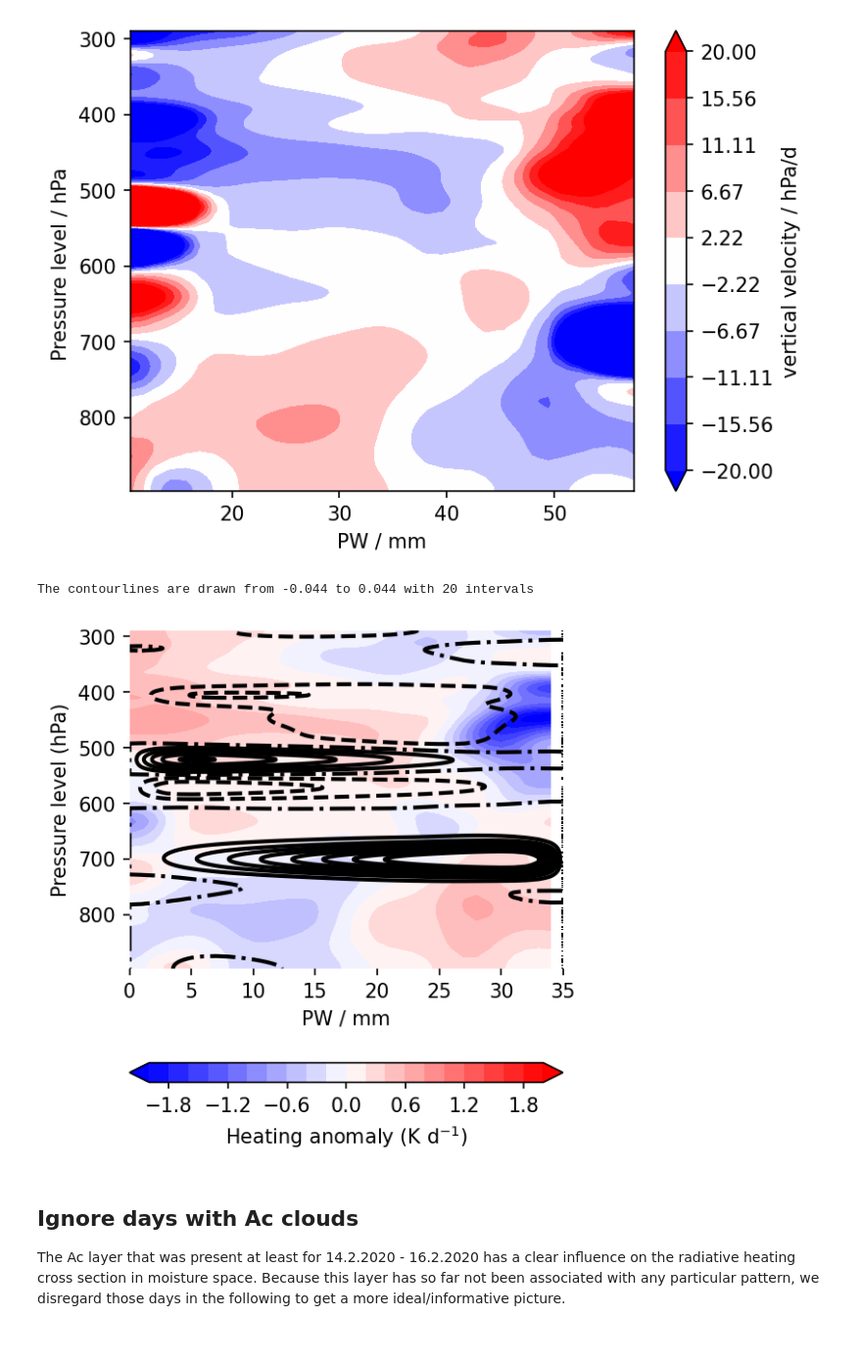
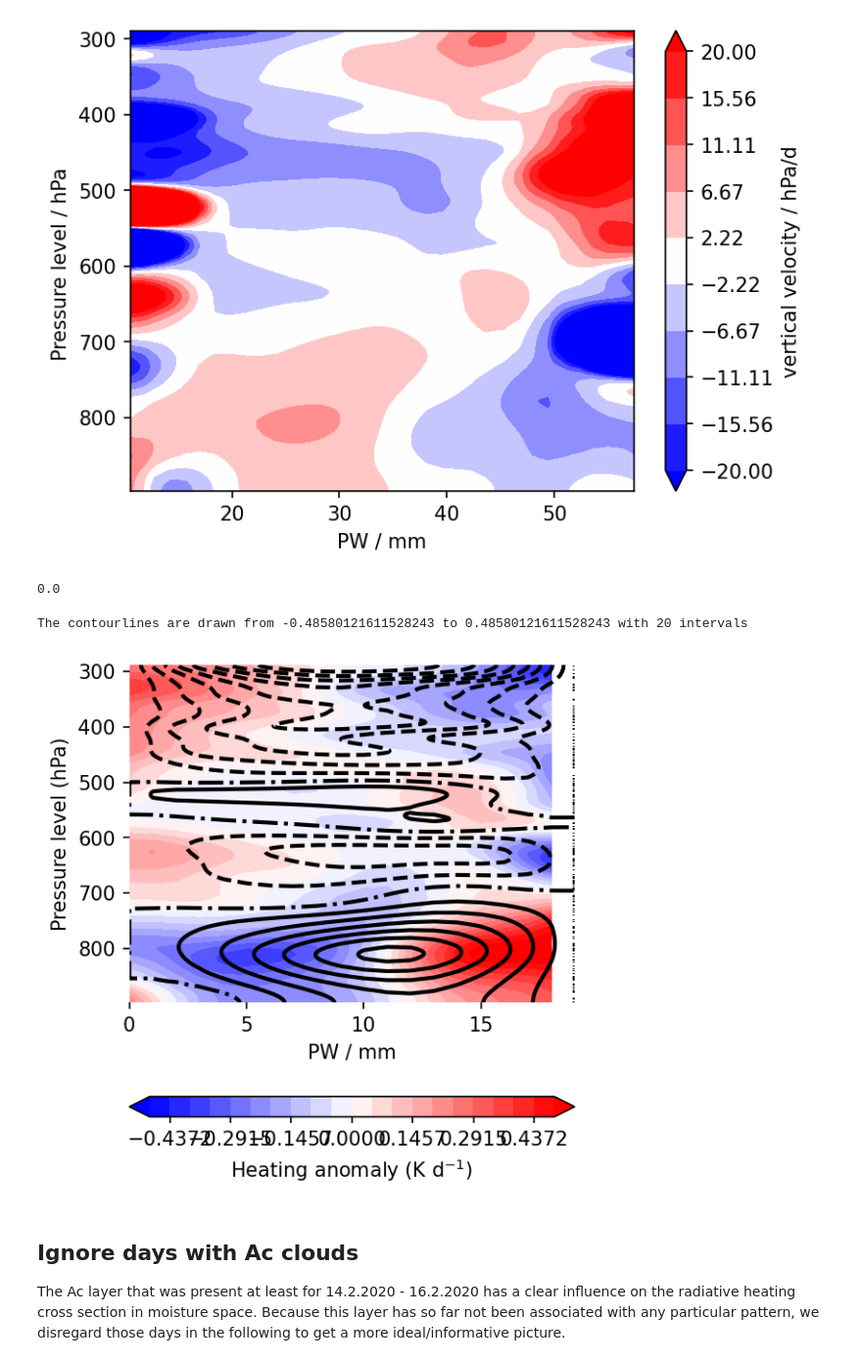
Before and after one commit to observingClouds/trade-wind-course_2021, a Jupyter notebook: PW_sorted_HeatingProfiles.ipynb, the cells around one changed output. Shown at 98% size. Cells and saved outputs as stored; diff of their text form; code cells hidden in the pictures.

Commit message:
Psi and heating rates overlay are getting reasonable (anomalies mixed up though)

```diff
--- a/PW_sorted_HeatingProfiles.ipynb
+++ b/PW_sorted_HeatingProfiles.ipynb
@@ -224,0 +237,5 @@ plt.contourf((omega_clear_smooth[:,6:25].T-np.mean(omega_clear_smooth[:,6:25],ax
+# %%
+omega_clear_smooth_anomaly_all = omega_clear_smooth.T-np.mean(omega_clear_smooth,axis=1)
+Q_anomaly_smooth_anomaly_all = Q_anomaly_smooth.T-np.mean(Q_anomaly_smooth, axis=1)  # this is incorrect, Q_anomaly must be calculated again
+omega_clear_smooth_anomaly_sel = omega_clear_smooth[:,6:25].T-np.mean(omega_clear_smooth[:,6:25],axis=1)  # excluding extreme bins with few profiles
+Q_anomaly_smooth_anomaly_sel = Q_anomaly_smooth[:,6:25].T-np.mean(Q_anomaly_smooth[:,6:25], axis=1)  # this is incorrect, Q_anomaly must be calculated again
@@ -225 +252,5 @@ plt.contourf((omega_clear_smooth[:,6:25].T-np.mean(omega_clear_smooth[:,6:25],ax
+# %%
+psi_smooth = circ.streamfunction_p(omega_clear_smooth_anomaly_sel,ds_radiation_mean.pressure.mean(dim="pw_bins"),
+#                        firstProfile=np.mean(omega_clear_smooth_anomaly,0),
+                       alpha=1./ds_radiation_mean.heating_anomaly.T.shape[1])
 # %%
@@ -238,4 +269,4 @@ plt.contourf(omega_clear_smooth_anomaly.T, levels=20, cmap="RdBu")
 # %%
-psi_smooth = circ.streamfunction_p(omega_clear_smooth_anomaly*10,ds_radiation_mean.pressure.mean(dim="pw_bins"),
-#                        firstProfile=np.mean(omega_clear_smooth_anomaly,0),
-                       alpha=1./ds_radiation_mean.heating_anomaly.T.shape[1])
+# # psi = circ.streamfunction_p(omega_clear_2,ds_radiation_mean.pressure.mean(dim="pw_bins"),
+#                        firstProfile=np.mean(omega_clear_2,0),
+#                        alpha=1./len(ds_radiation_mean.heating_anomaly))
@@ -247,4 +272,0 @@ plt.contour(psi_smooth)
-# %%
-psi_smooth = circ.streamfunction_p(ds_radiation_mean.omega_clear_smooth.T.metpy.magnitude,ds_radiation_mean.pressure.mean(dim="pw_bins"),
-                       firstProfile=np.mean(ds_radiation_mean.omega_clear_smooth.T,0).metpy.magnitude,
-                       alpha=1./len(ds_radiation_mean.heating_anomaly.T.metpy.magnitude))
@@ -345,42 +314,47 @@ c1 = plt.colorbar(p1)
 c1.set_label("vertical velocity / hPa/d")
 # %% [output]
 [figure]
+# %%
+np.round(np.nanmax([np.abs(np.nanpercentile(Q_anomaly_smooth_anomaly_sel,1)),
+                            np.abs(np.nanpercentile(Q_anomaly_smooth_anomaly_sel,99))]))
+# %% [output]
+0.0
 # %%
 fig = plt.figure(figsize=plt.figaspect(1), dpi=150)
 ax  = plt.subplot(111)
-bound = np.round(np.nanmax([np.abs(np.nanpercentile(Q_anomaly_smooth,1)),
-                            np.abs(np.nanpercentile(Q_anomaly_smooth,99))]))
-cq1 = ax.contourf(np.arange(len(Q_anomaly_smooth.T)),
+bound = np.nanmax([np.abs(np.nanpercentile(Q_anomaly_smooth_anomaly_sel,1)),
+                            np.abs(np.nanpercentile(Q_anomaly_smooth_anomaly_sel,99))])
+cq1 = ax.contourf(np.arange(len(Q_anomaly_smooth_anomaly_sel)),
                   ds_radiation_mean.pressure.mean(dim="pw_bins")/100,
-                  Q_anomaly_smooth,cmap="bwr",
+                  Q_anomaly_smooth_anomaly_sel.T,cmap="bwr",
                   levels=np.linspace(-bound,+bound,21),
                   extend="both")
-bound = np.round(np.nanmax([np.abs(np.nanpercentile(psi_smooth.T,1)),
-                            np.abs(np.nanpercentile(psi_smooth.T,99))]),3)
+bound_ = np.nanmax([np.abs(np.nanpercentile(psi_smooth.T,1)),
+                            np.abs(np.nanpercentile(psi_smooth.T,99))])
 
-p1  = ax.contour(np.arange(len(omega_clear_smooth.T)+1),
+p1  = ax.contour(np.arange(len(omega_clear_smooth_anomaly_sel)+1),
                  ds_radiation_mean.pressure.mean(dim="pw_bins")/100,psi_smooth.T[:,:],colors='k',
-                 levels=np.linspace(-bound,+bound,17),
+                 levels=np.linspace(-bound_,+bound_,17),
                  interpolation="none",extend="both", linewidths=2) #21 lines
 p1.collections[8].set_linestyle('-.')
 
 print("The contourlines are drawn from {} to {} with 20 intervals".format(-bound,+bound))
 ax.set_xlabel(r'PW / mm')
 # ax.set_xticklabels(['0','20','40','60','80','100'])
 cb  = fig.colorbar(cq1, ax=ax,fraction=0.08,orientation="horizontal",pad=0.2)
 cb.set_label(r"Heating anomaly (K d$^{-1}$)")
 
 ax.set_ylabel("Pressure level (hPa)")
 ax.invert_yaxis()
 plt.gca().spines['left'].set_color('none')
 plt.gca().spines['bottom'].set_color('none')
 plt.gca().spines['right'].set_color('none')
 plt.gca().spines['top'].set_color('none')
 plt.tight_layout()
 plt.show()
 # %% [output]
-The contourlines are drawn from -0.044 to 0.044 with 20 intervals
+The contourlines are drawn from -0.48580121611528243 to 0.48580121611528243 with 20 intervals
-[figure, old version]
+[figure, new version]
 # %% [markdown]
 ## Ignore days with Ac clouds
 The Ac layer that was present at least for 14.2.2020 - 16.2.2020 has a clear influence on the radiative heating cross section in moisture space. Because this layer has so far not been associated with any particular pattern, we disregard those days in the following to get a more ideal/informative picture.
```
Also changed, not shown: parts of 16 cells of this notebook.
